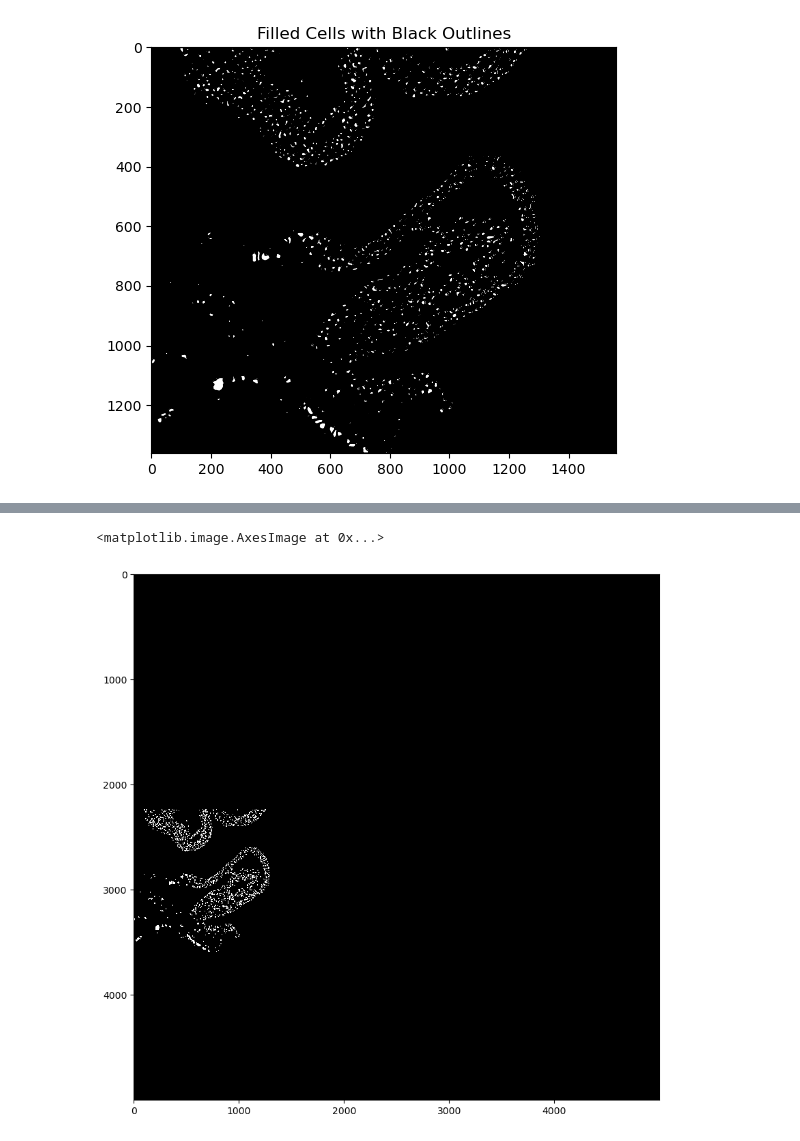
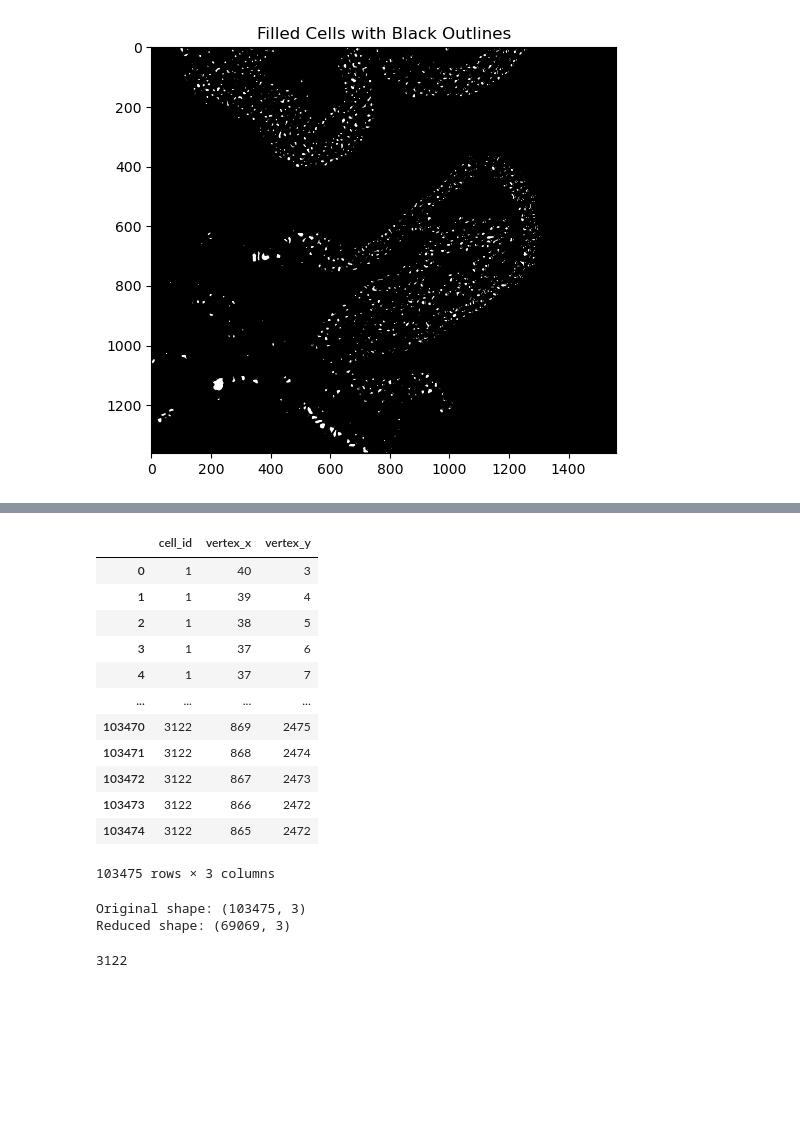
Before and after one commit to xiwang3236/Image_processing_tools, a Jupyter notebook: Solve_conflict.ipynb, the cells around one changed output, grey strips where cells are left out. Drawn from its saved outputs; the diff is of its cells as text; code cells hidden in the pictures; blank space fills up the shorter version.

```diff
--- a/Solve_conflict.ipynb
+++ b/Solve_conflict.ipynb
@@ -255,7 +120,0 @@ for outline in outlines_1:
-# %%
-# Plot the filled binary image with black outlines
-fig, ax = plt.subplots(figsize=(10, 10))
-ax.imshow(filled_image_new, cmap='gray', interpolation='none')
-# %% [output]
-<matplotlib.image.AxesImage at 0x...>
-[figure, removed]
@@ -308,0 +121,36 @@ print(f"Generated {len(new_outlines)} adjusted outlines.")
+# %%
+import pandas as pd
+
+def boundaries_to_table(boundaries):
+    # Create an empty list to store data rows
+    data = []
+
+    # Loop through each boundary (each cell)
+    for cell_id, boundary in enumerate(boundaries, start=1):
+        # Loop through each point in the boundary
+        for point in boundary:
+            # Append cell_id, x, y to the data list
+            data.append([cell_id, point[0], point[1]])
+
+    # Create a DataFrame with the data
+    df = pd.DataFrame(data, columns=['cell_id', 'vertex_x', 'vertex_y'])
+
+    return df
+# %%
+# Convert boundaries to table
+df_outlines_list = boundaries_to_table(new_outlines)
+df_outlines_list
+# %% [output]
+|  | cell_id | vertex_x | vertex_y |
+| 0 | 1 | 40 | 3 |
+| 1 | 1 | 39 | 4 |
+| 2 | 1 | 38 | 5 |
+| 3 | 1 | 37 | 6 |
+| 4 | 1 | 37 | 7 |
+| ... | ... | ... | ... |
+| 103470 | 3122 | 869 | 2475 |
+| 103471 | 3122 | 868 | 2474 |
+| 103472 | 3122 | 867 | 2473 |
+| 103473 | 3122 | 866 | 2472 |
+| 103474 | 3122 | 865 | 2472 |
+103475 rows × 3 columns
@@ -308,0 +180,17 @@ print(f"Generated {len(new_outlines)} adjusted outlines.")
+# %%
+# Apply the function
+reduced_outlines_list = reduce_points(df_outlines_list)
+
+# Print the results
+print("Original shape:", df_outlines_list.shape)
+print("Reduced shape:", reduced_outlines_list.shape)
+# %% [output]
+Original shape: (103475, 3)
+Reduced shape: (69069, 3)
+# %%
+unique_cell_count = reduced_outlines_list['cell_id'].nunique()
+# unique_cell_count = boundary_df['cell_id'].nunique()
+
+unique_cell_count
+# %% [output]
+3122
```
Also changed, not shown: parts of 12 cells of this notebook.
